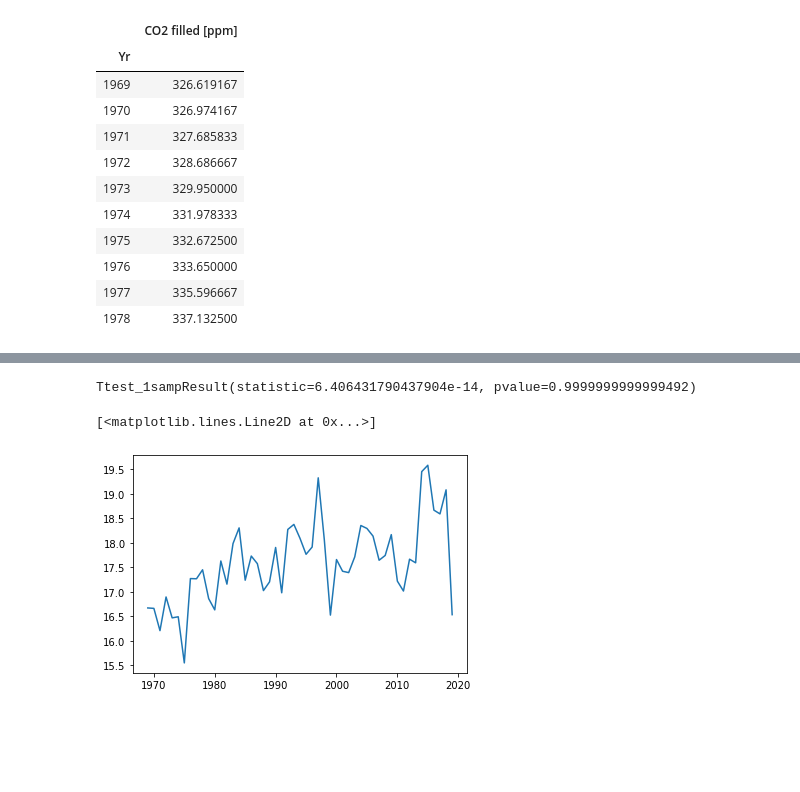
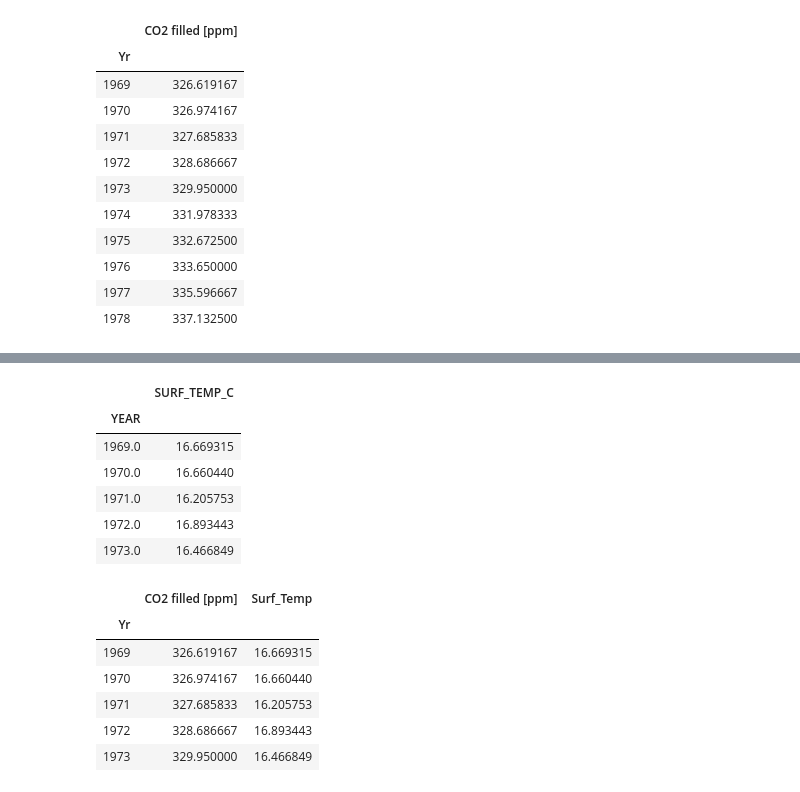
Before and after one commit to giantmagellan/sandiego-climate-analysis, a Jupyter notebook: CO2/CO2Levels.ipynb, the cells around one changed output, grey strips where cells are left out. Saved outputs shown, nothing was run; the diff lists cells and outputs as text; code cells hidden in the pictures; blank space fills up the shorter version.

```diff
--- a/CO2/CO2Levels.ipynb
+++ b/CO2/CO2Levels.ipynb
@@ -49,21 +49,29 @@ plt.savefig('CO2Time.png')
-# %%
-# Run T test
-stats.ttest_1samp(co2,overallMean)
-# %% [output]
-Ttest_1sampResult(statistic=6.406431790437904e-14, pvalue=0.9999999999999492)
 # %%
-# Import sea temps
+# Import seawater temps
 water = pd.read_csv('water_surface_temp.csv')
 surfTemps = water[['YEAR','MONTH','DAY','SURF_TEMP_C']]
 floorTemps = water[['YEAR','MONTH','DAY','BOT_TEMP_C']]
 
 surfTemps = surfTemps.groupby('YEAR').mean()
 surfTemps = surfTemps[1969:2019][['SURF_TEMP_C']]
-
-samples['Surf_Temp'] = surfTemps['SURF_TEMP_C']
-samples
-
-plt.plot(surfTemps)
+surfTemps.head()
 # %% [output]
-[<matplotlib.lines.Line2D at 0x...>]
-[figure, removed]
+|  | SURF_TEMP_C |
+| YEAR |  |
+| 1969.0 | 16.669315 |
+| 1970.0 | 16.660440 |
+| 1971.0 | 16.205753 |
+| 1972.0 | 16.893443 |
+| 1973.0 | 16.466849 |
+# %%
+# Join dataframes
+samples['Surf_Temp'] = surfTemps['SURF_TEMP_C']
+samples.head()
+# %% [output]
+|  | CO2 filled [ppm] | Surf_Temp |
+| Yr |  |  |
+| 1969 | 326.619167 | 16.669315 |
+| 1970 | 326.974167 | 16.660440 |
+| 1971 | 327.685833 | 16.205753 |
+| 1972 | 328.686667 | 16.893443 |
+| 1973 | 329.950000 | 16.466849 |
```
Also changed, not shown: parts of 3 cells of this notebook, 2 other files.
